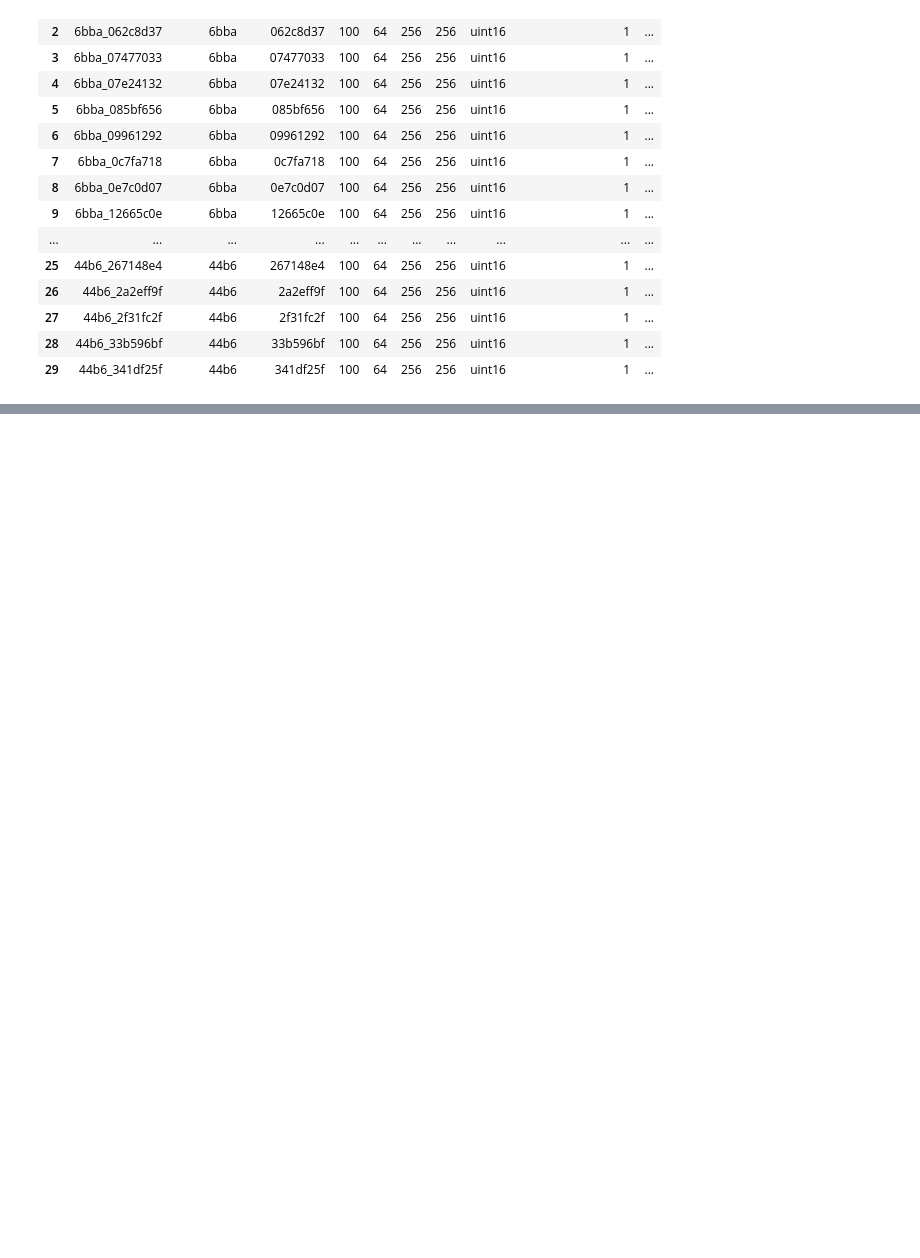
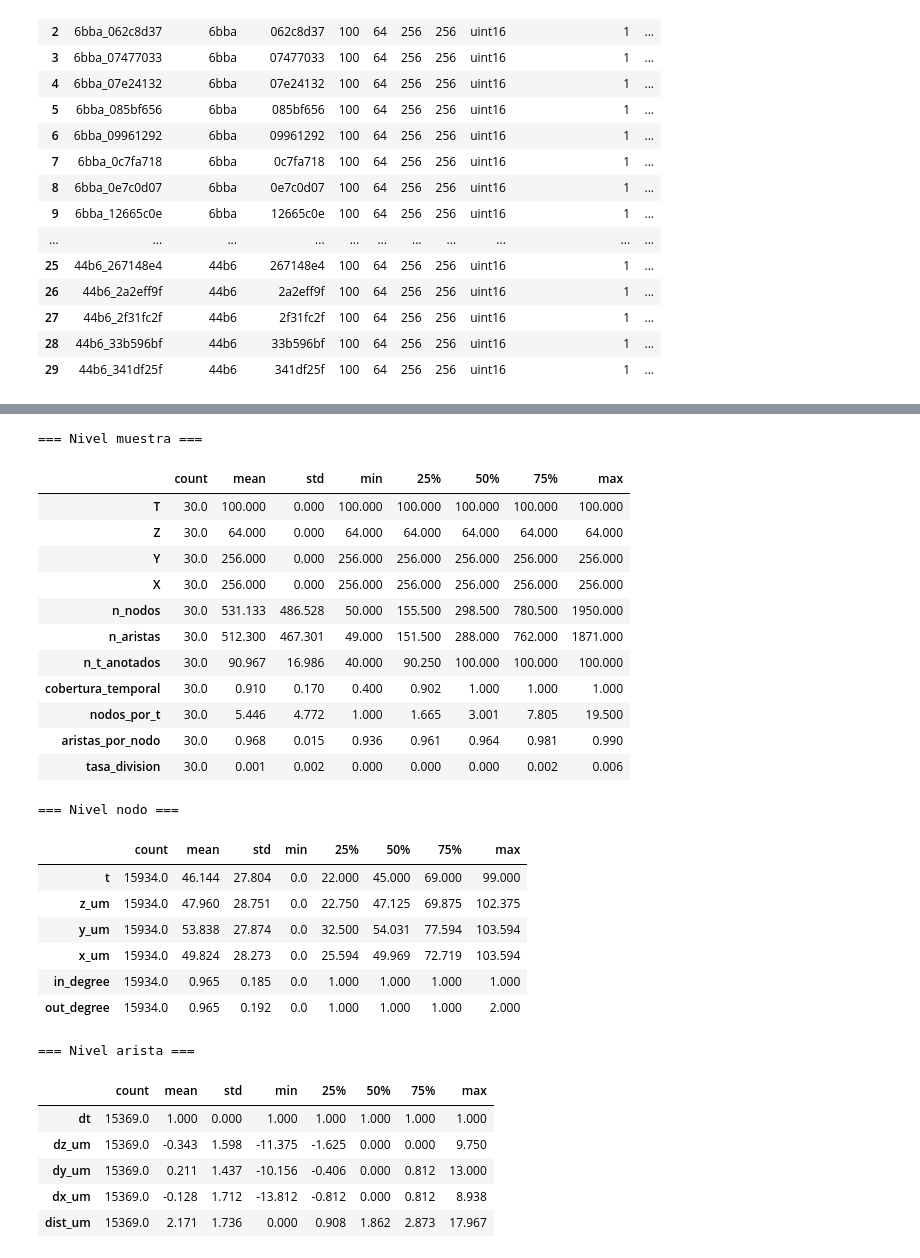
Before and after one commit to Isabella1911/DM-Proyecto-2, a Jupyter notebook: EDA_proyecto2_fin.ipynb, the cells around one changed output, grey strips where cells are left out. Drawn from its saved outputs; the diff is of its cells as text; code cells hidden in the pictures; blank space fills up the shorter version.

```diff
--- a/EDA_proyecto2_fin.ipynb
+++ b/EDA_proyecto2_fin.ipynb
@@ -679,0 +736,17 @@ df_samples: (30, 20) | df_nodes: (15934, 14) | df_edges: (15369, 9)
+# %%
+# --- Validaciones de integridad ---------------------------------------------
+print("Nodos duplicados (sample, node_id):", df_nodes.duplicated(["sample", "node_id"]).sum())
+print("Aristas con dt <= 0:", int((df_edges["dt"] <= 0).sum()))
+print("Distribución de dt:\n", df_edges["dt"].value_counts().head())
+
+print("\nCoordenadas fuera del volumen de imagen:")
+lim = df_samples.set_index("sample")[["Z", "Y", "X"]]
+for s, g in df_nodes.groupby("sample"):
+    if s in lim.index and lim.loc[s].notna().all():
+        fuera = ((g.z < 0) | (g.z >= lim.loc[s, "Z"]) |
+                 (g.y < 0) | (g.y >= lim.loc[s, "Y"]) |
+                 (g.x < 0) | (g.x >= lim.loc[s, "X"])).sum()
+        print(f"  {s}: {fuera} de {len(g)}")
+
+print("\nFaltantes por columna en df_nodes:")
+print(df_nodes.isna().sum()[lambda s: s > 0] if df_nodes.isna().any().any() else "  ninguno")
@@ -679,0 +771,41 @@ df_samples: (30, 20) | df_nodes: (15934, 14) | df_edges: (15369, 9)
+# %%
+print("=== Nivel muestra ===")
+cols_s = ["T", "Z", "Y", "X", "n_nodos", "n_aristas", "n_t_anotados", "cobertura_temporal",
+          "nodos_por_t", "aristas_por_nodo", "tasa_division"]
+cols_s += [c for c in ["densidad_anotacion"] if c in df_samples]
+display(df_samples[cols_s].describe().T.round(3))
+
+print("\n=== Nivel nodo ===")
+display(df_nodes[["t", "z_um", "y_um", "x_um", "in_degree", "out_degree"]].describe().T.round(3))
+
+print("\n=== Nivel arista ===")
+display(df_edges[["dt", "dz_um", "dy_um", "dx_um", "dist_um"]].describe().T.round(3))
+# %% [output]
+=== Nivel muestra ===
+|  | count | mean | std | min | 25% | 50% | 75% | max |
+| T | 30.0 | 100.000 | 0.000 | 100.000 | 100.000 | 100.000 | 100.000 | 100.000 |
+| Z | 30.0 | 64.000 | 0.000 | 64.000 | 64.000 | 64.000 | 64.000 | 64.000 |
+| Y | 30.0 | 256.000 | 0.000 | 256.000 | 256.000 | 256.000 | 256.000 | 256.000 |
+| X | 30.0 | 256.000 | 0.000 | 256.000 | 256.000 | 256.000 | 256.000 | 256.000 |
+| n_nodos | 30.0 | 531.133 | 486.528 | 50.000 | 155.500 | 298.500 | 780.500 | 1950.000 |
+| n_aristas | 30.0 | 512.300 | 467.301 | 49.000 | 151.500 | 288.000 | 762.000 | 1871.000 |
+| n_t_anotados | 30.0 | 90.967 | 16.986 | 40.000 | 90.250 | 100.000 | 100.000 | 100.000 |
+| cobertura_temporal | 30.0 | 0.910 | 0.170 | 0.400 | 0.902 | 1.000 | 1.000 | 1.000 |
+| nodos_por_t | 30.0 | 5.446 | 4.772 | 1.000 | 1.665 | 3.001 | 7.805 | 19.500 |
+| aristas_por_nodo | 30.0 | 0.968 | 0.015 | 0.936 | 0.961 | 0.964 | 0.981 | 0.990 |
+| tasa_division | 30.0 | 0.001 | 0.002 | 0.000 | 0.000 | 0.000 | 0.002 | 0.006 |
+=== Nivel nodo ===
+|  | count | mean | std | min | 25% | 50% | 75% | max |
+| t | 15934.0 | 46.144 | 27.804 | 0.0 | 22.000 | 45.000 | 69.000 | 99.000 |
+| z_um | 15934.0 | 47.960 | 28.751 | 0.0 | 22.750 | 47.125 | 69.875 | 102.375 |
+| y_um | 15934.0 | 53.838 | 27.874 | 0.0 | 32.500 | 54.031 | 77.594 | 103.594 |
+| x_um | 15934.0 | 49.824 | 28.273 | 0.0 | 25.594 | 49.969 | 72.719 | 103.594 |
+| in_degree | 15934.0 | 0.965 | 0.185 | 0.0 | 1.000 | 1.000 | 1.000 | 1.000 |
+| out_degree | 15934.0 | 0.965 | 0.192 | 0.0 | 1.000 | 1.000 | 1.000 | 2.000 |
+=== Nivel arista ===
+|  | count | mean | std | min | 25% | 50% | 75% | max |
+| dt | 15369.0 | 1.000 | 0.000 | 1.000 | 1.000 | 1.000 | 1.000 | 1.000 |
+| dz_um | 15369.0 | -0.343 | 1.598 | -11.375 | -1.625 | 0.000 | 0.000 | 9.750 |
+| dy_um | 15369.0 | 0.211 | 1.437 | -10.156 | -0.406 | 0.000 | 0.812 | 13.000 |
+| dx_um | 15369.0 | -0.128 | 1.712 | -13.812 | -0.812 | 0.000 | 0.812 | 8.938 |
+| dist_um | 15369.0 | 2.171 | 1.736 | 0.000 | 0.908 | 1.862 | 2.873 | 17.967 |
```
Also changed, not shown: parts of 3 cells of this notebook.
